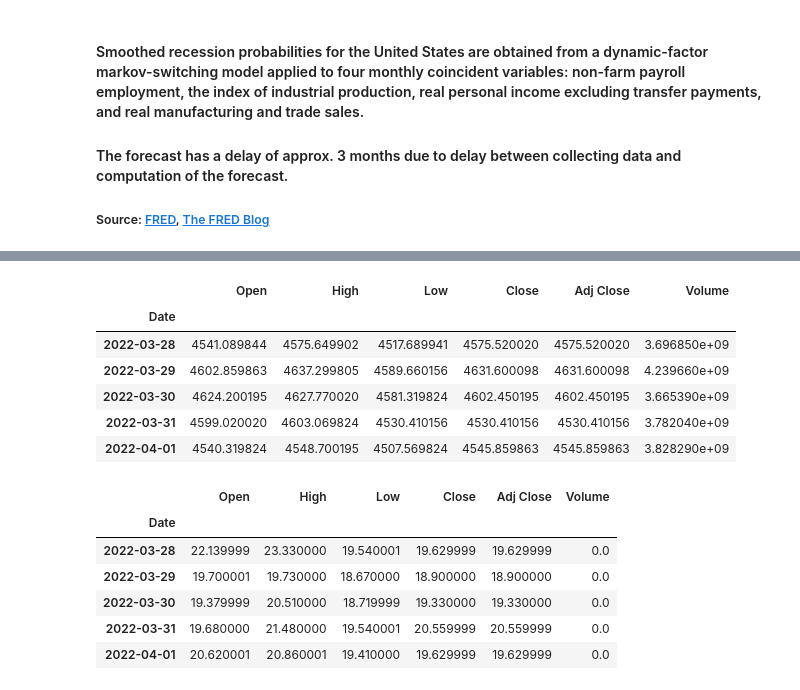
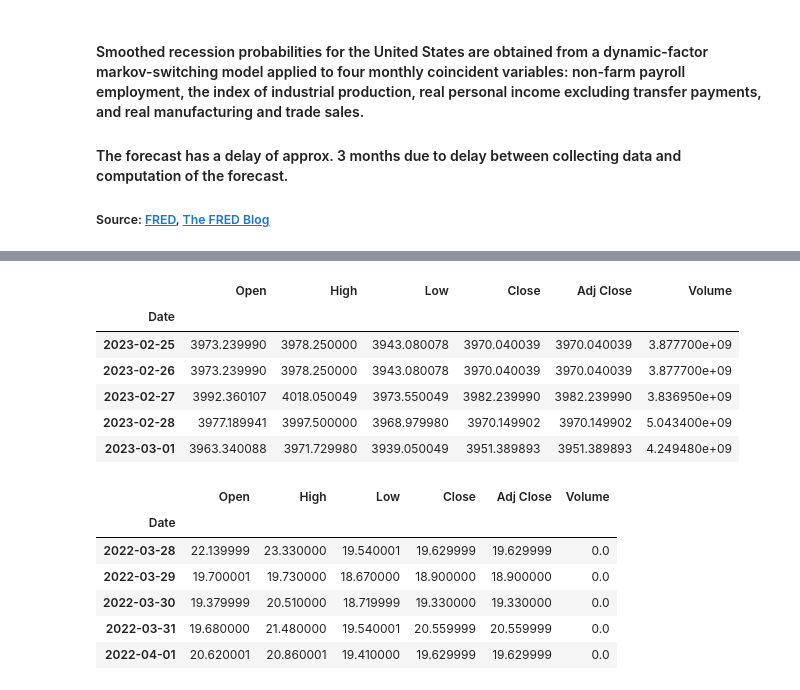
Before and after one commit to dbogatic/economic-indicators, a Jupyter notebook: recession_probability.ipynb, the cells around one changed output, grey strips where cells are left out. Drawn from its saved outputs; the diff is of its cells as text; code cells hidden in the pictures.

```diff
--- a/recession_probability.ipynb
+++ b/recession_probability.ipynb
@@ -35,20 +36,20 @@ dtype: float64
 # %%
 # Pull S&P Index historical values from yfinance API
 ticker = "^GSPC"
 start= "1990-01-01"
-end= "2022-04-02"
+end= "2023-03-02"
 
 sp_history = yf.download(ticker, start=start, end=end, progress=False)
 sp_history = sp_history.asfreq(freq='D').ffill().dropna()
 sp_history.tail()
 # %% [output]
 |  | Open | High | Low | Close | Adj Close | Volume |
 | Date |  |  |  |  |  |  |
-| 2022-03-28 | 4541.089844 | 4575.649902 | 4517.689941 | 4575.520020 | 4575.520020 | 3.696850e+09 |
-| 2022-03-29 | 4602.859863 | 4637.299805 | 4589.660156 | 4631.600098 | 4631.600098 | 4.239660e+09 |
-| 2022-03-30 | 4624.200195 | 4627.770020 | 4581.319824 | 4602.450195 | 4602.450195 | 3.665390e+09 |
-| 2022-03-31 | 4599.020020 | 4603.069824 | 4530.410156 | 4530.410156 | 4530.410156 | 3.782040e+09 |
-| 2022-04-01 | 4540.319824 | 4548.700195 | 4507.569824 | 4545.859863 | 4545.859863 | 3.828290e+09 |
+| 2023-02-25 | 3973.239990 | 3978.250000 | 3943.080078 | 3970.040039 | 3970.040039 | 3.877700e+09 |
+| 2023-02-26 | 3973.239990 | 3978.250000 | 3943.080078 | 3970.040039 | 3970.040039 | 3.877700e+09 |
+| 2023-02-27 | 3992.360107 | 4018.050049 | 3973.550049 | 3982.239990 | 3982.239990 | 3.836950e+09 |
+| 2023-02-28 | 3977.189941 | 3997.500000 | 3968.979980 | 3970.149902 | 3970.149902 | 5.043400e+09 |
+| 2023-03-01 | 3963.340088 | 3971.729980 | 3939.050049 | 3951.389893 | 3951.389893 | 4.249480e+09 |
 # %%
 # Pull VIX historical data
 ticker = "^VIX"
```
Also changed, not shown: parts of 18 cells of this notebook, 11 other files.
